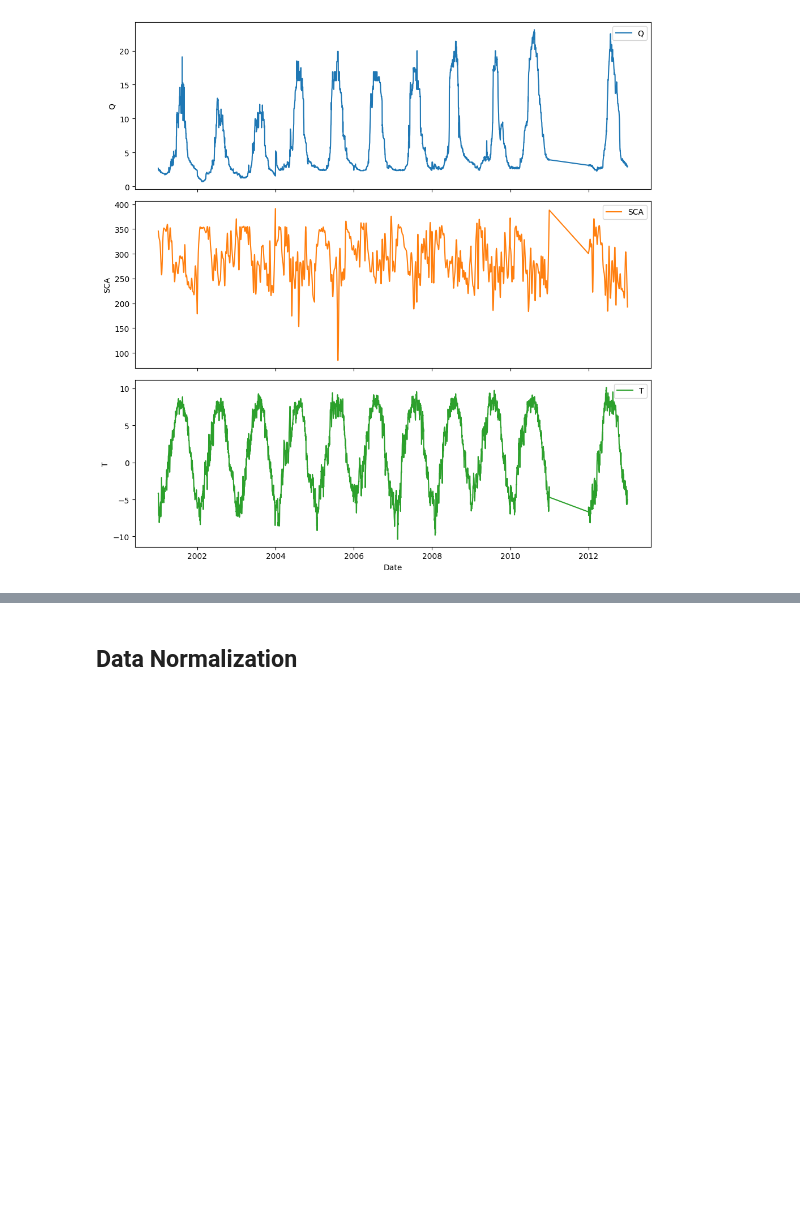
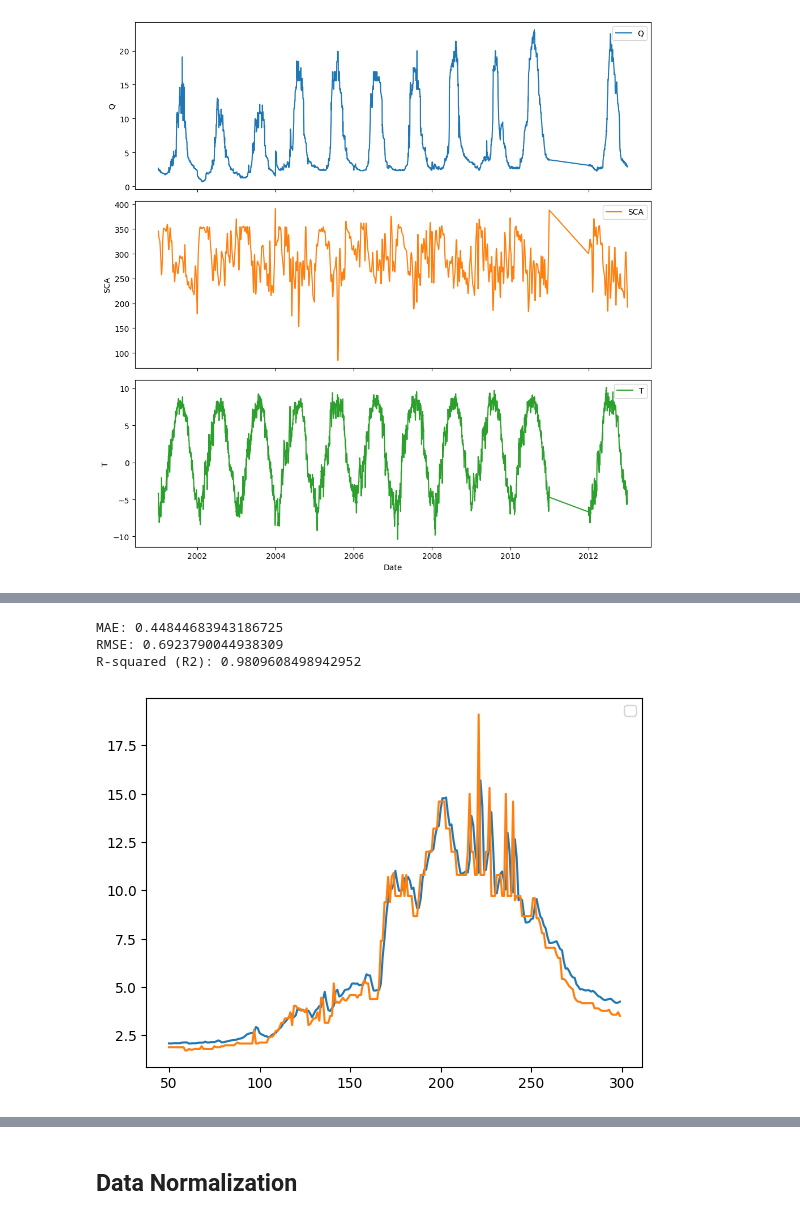
Before and after one commit to UkeshThapa/Snowmelt-Driven-Streamflow-Prediction, a Jupyter notebook: snow_melting_research_work.ipynb, the cells around one changed output, grey strips where cells are left out. Saved outputs shown, nothing was run; the diff lists cells and outputs as text; code cells hidden in the pictures; blank space fills up the shorter version.

```diff
--- a/snow_melting_research_work.ipynb
+++ b/snow_melting_research_work.ipynb
@@ -102,0 +178,2 @@ plt.show()
+# %%
+num_features =  X_train.shape[2]
@@ -102,0 +184,16 @@ plt.show()
+# %%
+model = Sequential()
+model.add(LSTM(20, activation='relu', return_sequences=False, input_shape=(WINDOW_SIZE, num_features)))
+# model.add(LSTM(64, activation='relu', return_sequences=True))
+# model.add(LSTM(32, activation='relu', return_sequences=False))
+model.add(Dropout(0.1))
+model.add(Dense(1, activation='linear'))
+optimizer = Adamax(learning_rate=0.002,beta_1=0.9, beta_2=0.999)
+model.compile(optimizer=optimizer, loss=MeanSquaredError(), metrics=['mae',RootMeanSquaredError()])
+# %%
+cp = ModelCheckpoint('model1/',save_best_only=True)
+early_stopping = EarlyStopping(monitor="val_loss",
+                               patience = 10,
+                               mode = 'min')
+
+model.fit(X_train,y_train,batch_size=32,validation_data=(X_val,y_val),epochs=50,callbacks=[cp])
@@ -102,0 +219,28 @@ plt.show()
+# %%
+from tensorflow.keras.models import load_model
+
+model = load_model('model1/')
+# %%
+
+train_predictions = model.predict(X_train).flatten()
+# train_predictions
+train_result = pd.DataFrame(data={"Train Predictions":train_predictions,"Actuals":y_train})
+# Calculate MAE
+mae = mean_absolute_error(y_train, train_predictions)
+
+
+# Calculate RMSE
+rmse = np.sqrt(mean_squared_error(y_train, train_predictions))
+
+# Calculate R2
+r2 = r2_score(y_train, train_predictions)
+
+print("MAE:", mae)
+print("RMSE:", rmse)
+print("R-squared (R2):", r2)
+
+plt.plot(train_result['Train Predictions'][50:300])
+plt.plot(train_result['Actuals'][50:300])
+plt.legend()
+plt.show()
+# %% [output]
@@ -102,0 +249,4 @@ plt.show()
+MAE: 0.44844683943186725
+RMSE: 0.6923790044938309
+R-squared (R2): 0.9809608498942952
+[figure, added]
```
Also changed, not shown: parts of 45 cells of this notebook.
